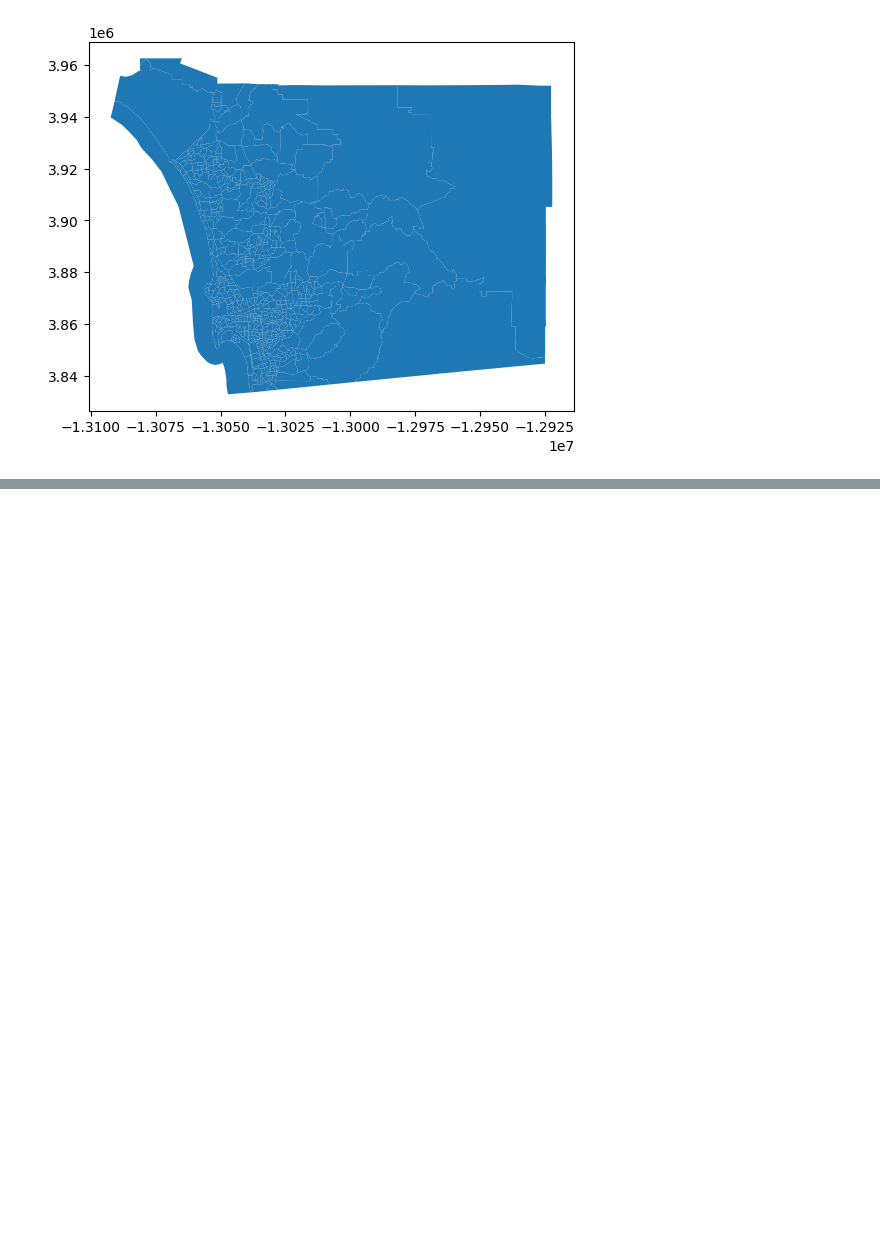
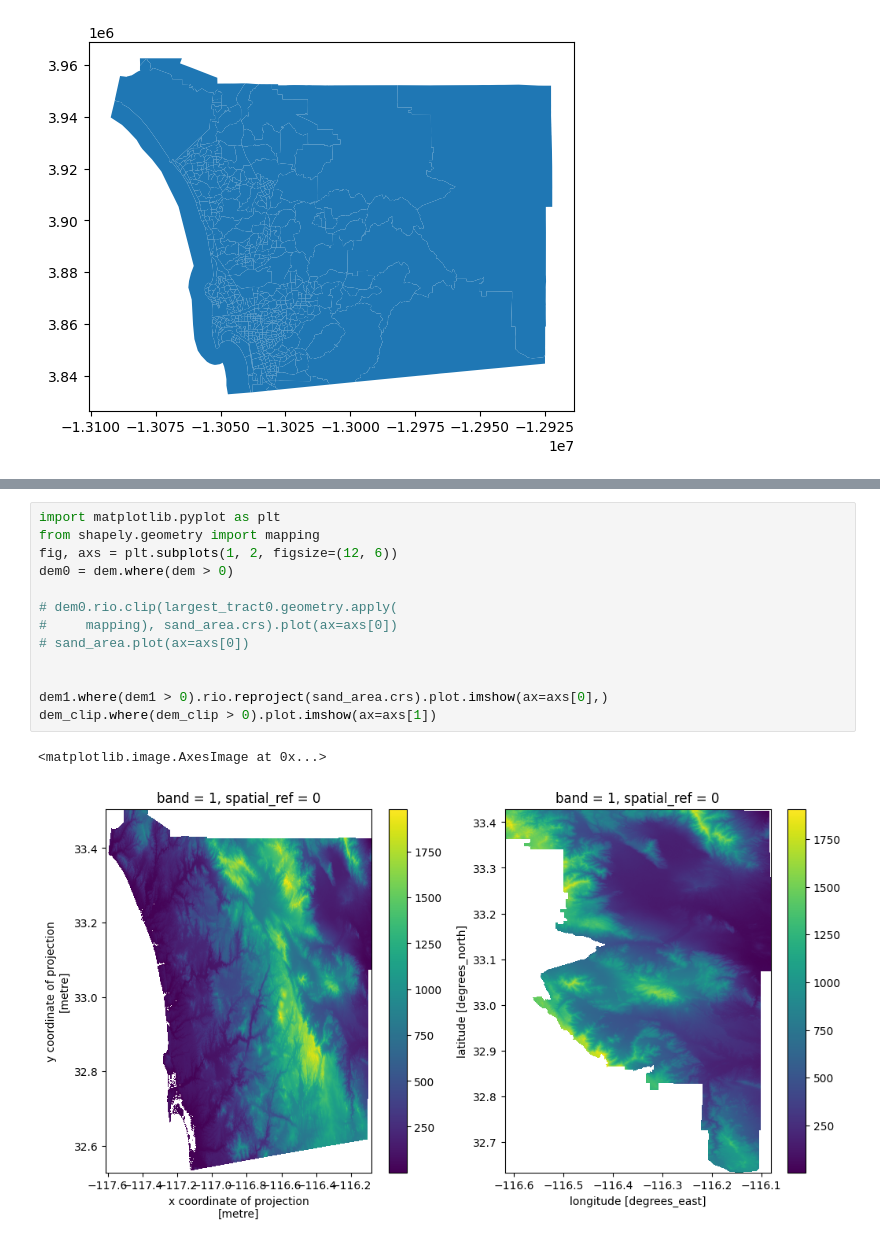
Before and after one commit to arunrajks/geospatial_analysis, a Jupyter notebook: pixels_to_polygons.ipynb, the cells around one changed output, grey strips where cells are left out. Saved outputs shown, nothing was run; the diff lists cells and outputs as text; blank space fills up the shorter version.

```diff
--- a/pixels_to_polygons.ipynb
+++ b/pixels_to_polygons.ipynb
@@ -66,0 +81,16 @@ largest_tract
+# %%
+import matplotlib.pyplot as plt
+from shapely.geometry import mapping
+fig, axs = plt.subplots(1, 2, figsize=(12, 6))
+dem0 = dem.where(dem > 0)
+
+# dem0.rio.clip(largest_tract0.geometry.apply(
+#     mapping), sand_area.crs).plot(ax=axs[0])
+# sand_area.plot(ax=axs[0])
+
+
+dem1.where(dem1 > 0).rio.reproject(sand_area.crs).plot.imshow(ax=axs[0],)
+dem_clip.where(dem_clip > 0).plot.imshow(ax=axs[1])
+# %% [output]
+<matplotlib.image.AxesImage at 0x...>
+[figure, added]
```
Also changed, not shown: parts of 8 cells of this notebook.
